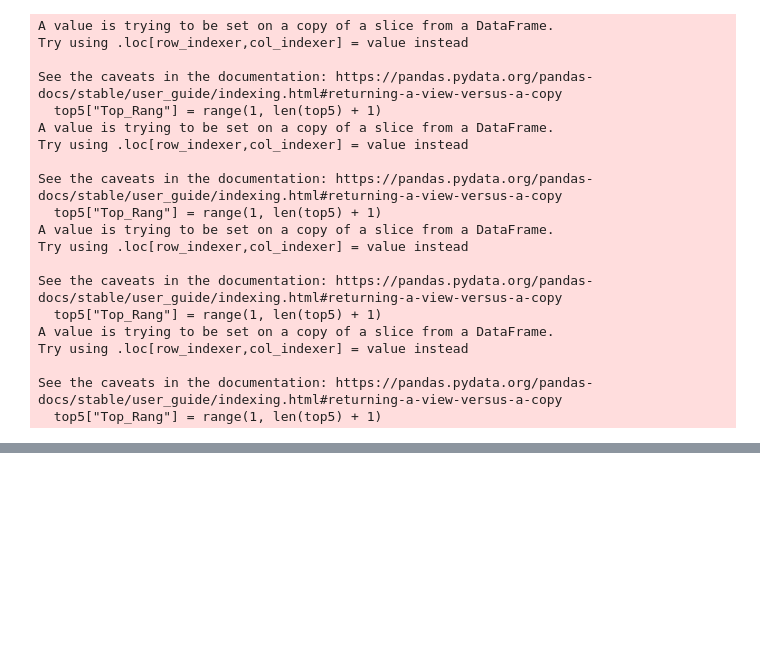
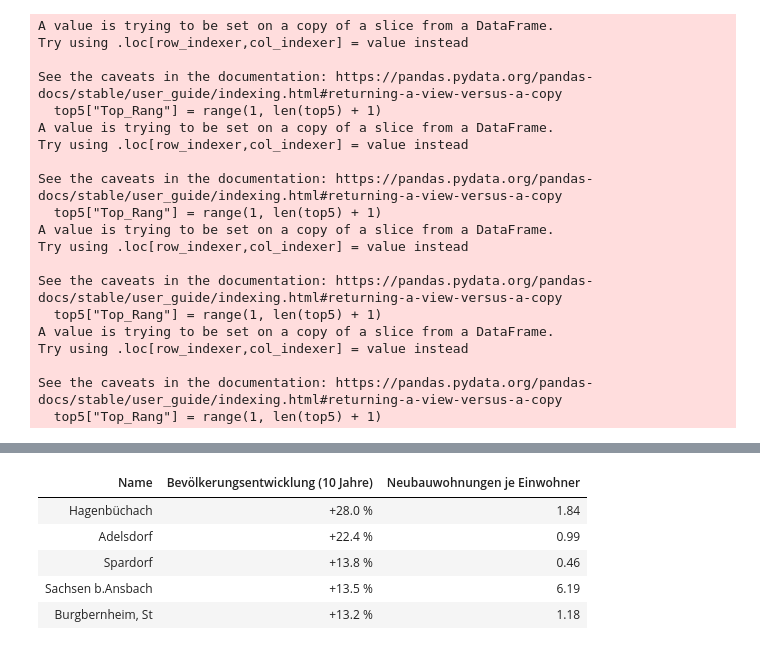
Before and after one commit to lea1nett/datenvisualisierung, a Jupyter notebook: inkar_load.ipynb, the cells around one changed output, grey strips where cells are left out. Drawn from its saved outputs; the diff is of its cells as text; code cells hidden in the pictures; blank space fills up the shorter version.

```diff
--- a/inkar_load.ipynb
+++ b/inkar_load.ipynb
@@ -746,0 +840,37 @@ NameError: name 'gemeinden_gdf' is not defined
+# %%
+def style_top5(df):
+    return (
+        df.style
+        .format({
+            "Bevölkerungsentwicklung (10 Jahre)": "{:+.1f} %",
+            "Neubauwohnungen je Einwohner": "{:.2f}"
+        })
+        .set_table_styles([
+            {
+                "selector": "th",
+                "props": [
+                    ("font-size", "11pt"),
+                    ("text-align", "center"),
+                    ("background-color", "#f0f0f0")
+                ]
+            },
+            {
+                "selector": "td",
+                "props": [
+                    ("font-size", "11pt"),
+                    ("text-align", "center")
+                ]
+            }
+        ])
+        .hide(axis="index")
+    )
+# %%
+tabelle_w = top5_gemeinden(top5_df, "Wachstumsstressraum")
+style_top5(tabelle_w)
+# %% [output]
+| Name | Bevölkerungsentwicklung (10 Jahre) | Neubauwohnungen je Einwohner |
+| Hagenbüchach | +28.0 % | 1.84 |
+| Adelsdorf | +22.4 % | 0.99 |
+| Spardorf | +13.8 % | 0.46 |
+| Sachsen b.Ansbach | +13.5 % | 6.19 |
+| Burgbernheim, St | +13.2 % | 1.18 |
```
Also changed, not shown: parts of 26 cells of this notebook.
